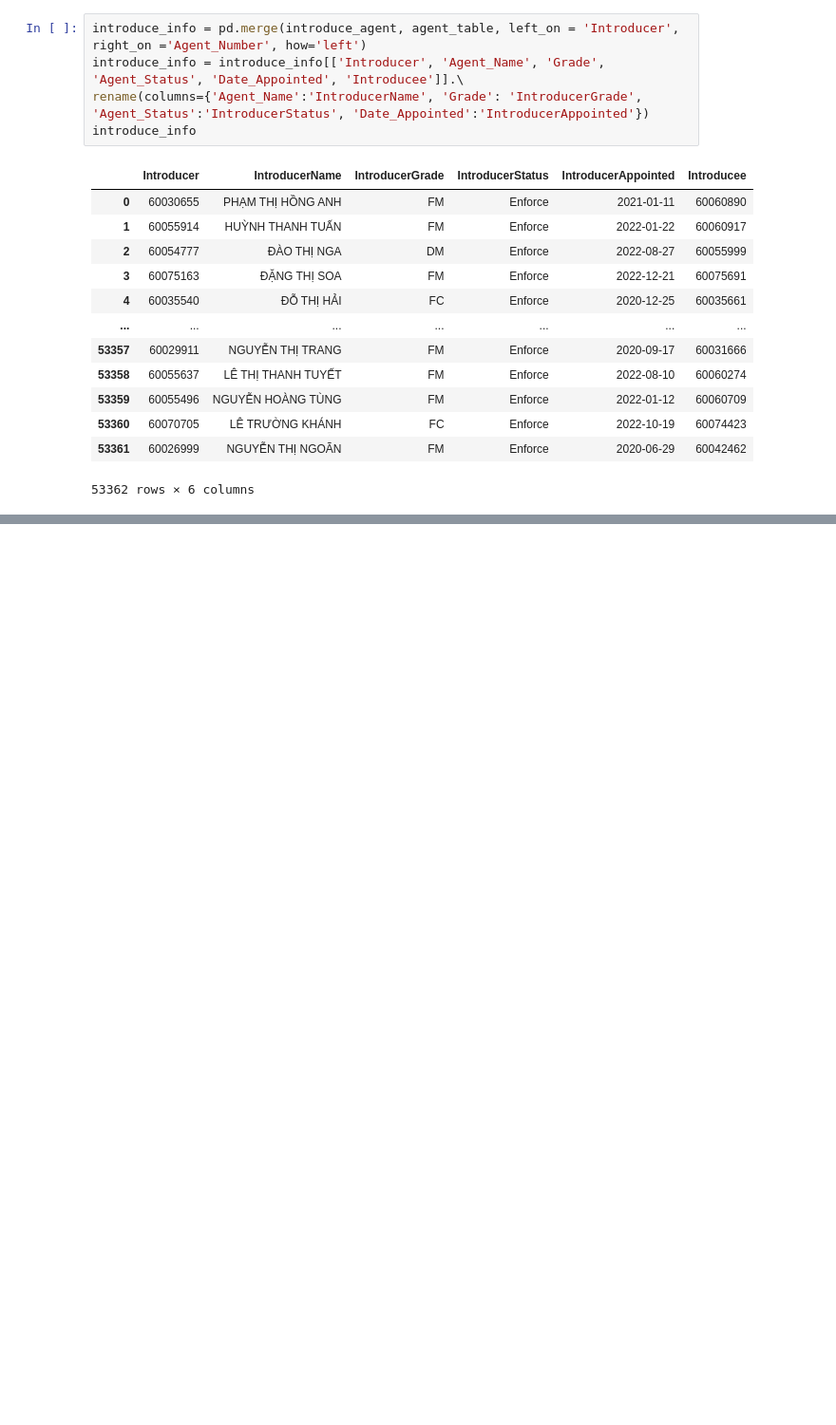
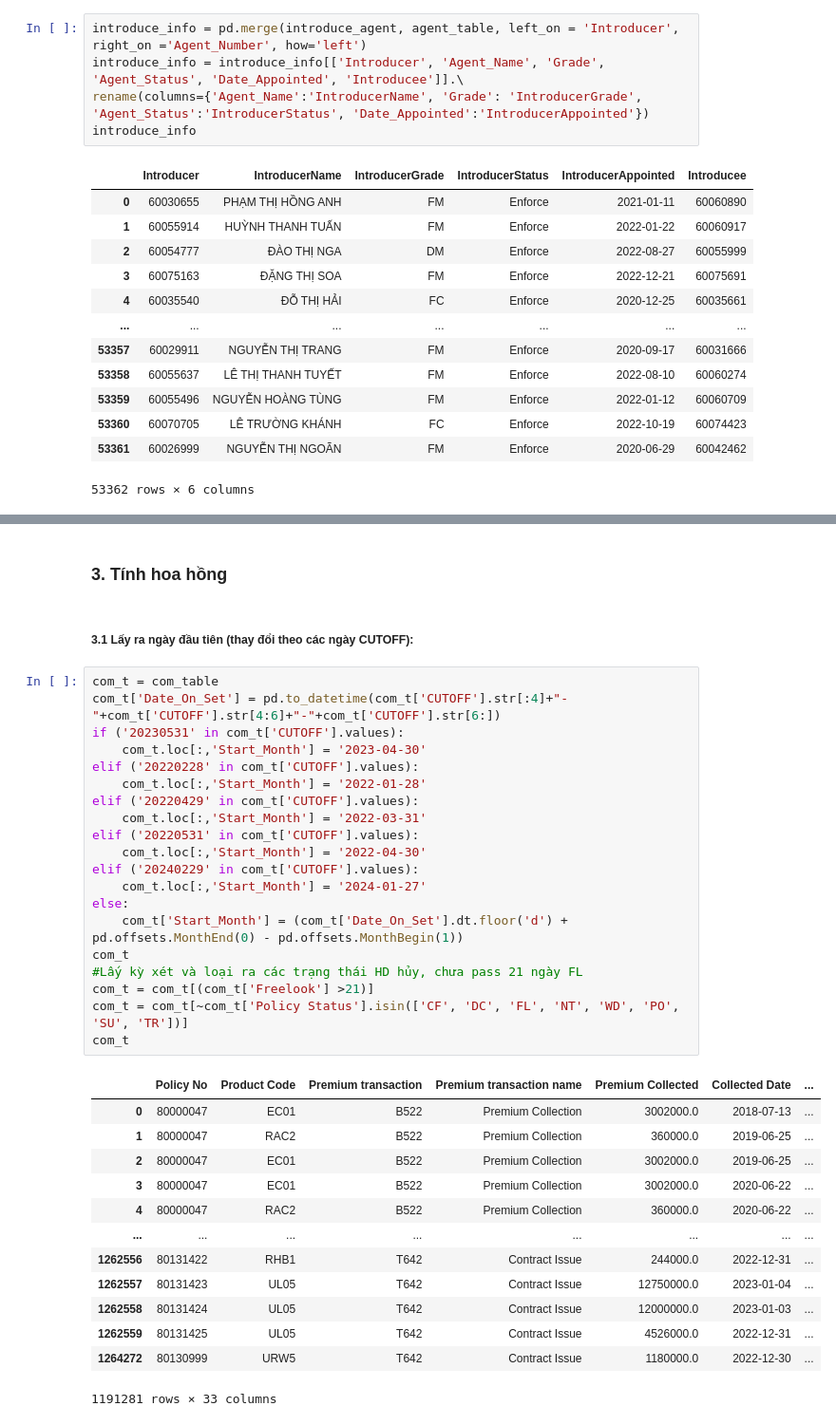
Before and after one commit to michaelmarytan81194/PythonProject, a Jupyter notebook: 1. Python/4. Tools/1. Phu Hung Life/5. Bonuses/Untitled.ipynb, the cells around one changed output, grey strips where cells are left out. Shown at 95% size. Saved outputs shown, nothing was run; the diff lists cells and outputs as text; blank space fills up the shorter version.

```diff
--- a/1. Python/4. Tools/1. Phu Hung Life/5. Bonuses/Untitled.ipynb
+++ b/1. Python/4. Tools/1. Phu Hung Life/5. Bonuses/Untitled.ipynb
@@ -90,0 +143,38 @@ introduce_info
+# %% [markdown]
+<h3>3. Tính hoa hồng
+# %% [markdown]
+<h5>3.1 Lấy ra ngày đầu tiên (thay đổi theo các ngày CUTOFF):
+# %%
+com_t = com_table
+com_t['Date_On_Set'] = pd.to_datetime(com_t['CUTOFF'].str[:4]+"-"+com_t['CUTOFF'].str[4:6]+"-"+com_t['CUTOFF'].str[6:])
+if ('20230531' in com_t['CUTOFF'].values):
+    com_t.loc[:,'Start_Month'] = '2023-04-30'
+elif ('20220228' in com_t['CUTOFF'].values):
+    com_t.loc[:,'Start_Month'] = '2022-01-28'
+elif ('20220429' in com_t['CUTOFF'].values):
+    com_t.loc[:,'Start_Month'] = '2022-03-31'
+elif ('20220531' in com_t['CUTOFF'].values):
+    com_t.loc[:,'Start_Month'] = '2022-04-30'
+elif ('20240229' in com_t['CUTOFF'].values):
+    com_t.loc[:,'Start_Month'] = '2024-01-27'
+else:
+    com_t['Start_Month'] = (com_t['Date_On_Set'].dt.floor('d') + pd.offsets.MonthEnd(0) - pd.offsets.MonthBegin(1))
+com_t
+#Lấy kỳ xét và loại ra các trạng thái HD hủy, chưa pass 21 ngày FL
+com_t = com_t[(com_t['Freelook'] >21)]
+com_t = com_t[~com_t['Policy Status'].isin(['CF', 'DC', 'FL', 'NT', 'WD', 'PO', 'SU', 'TR'])]
+com_t
+# %% [output]
+|  | Policy No | Product Code | Premium transaction | Premium transaction name | Premium Collected | Collected Date | ... |
+| 0 | 80000047 | EC01 | B522 | Premium Collection | 3002000.0 | 2018-07-13 | ... |
+| 1 | 80000047 | RAC2 | B522 | Premium Collection | 360000.0 | 2019-06-25 | ... |
+| 2 | 80000047 | EC01 | B522 | Premium Collection | 3002000.0 | 2019-06-25 | ... |
+| 3 | 80000047 | EC01 | B522 | Premium Collection | 3002000.0 | 2020-06-22 | ... |
+| 4 | 80000047 | RAC2 | B522 | Premium Collection | 360000.0 | 2020-06-22 | ... |
+| ... | ... | ... | ... | ... | ... | ... | ... |
+| 1262556 | 80131422 | RHB1 | T642 | Contract Issue | 244000.0 | 2022-12-31 | ... |
+| 1262557 | 80131423 | UL05 | T642 | Contract Issue | 12750000.0 | 2023-01-04 | ... |
+| 1262558 | 80131424 | UL05 | T642 | Contract Issue | 12000000.0 | 2023-01-03 | ... |
+| 1262559 | 80131425 | UL05 | T642 | Contract Issue | 4526000.0 | 2022-12-31 | ... |
+| 1264272 | 80130999 | URW5 | T642 | Contract Issue | 1180000.0 | 2022-12-30 | ... |
+1191281 rows × 33 columns
```
Also changed, not shown: parts of 10 cells of this notebook, 2 other files.
